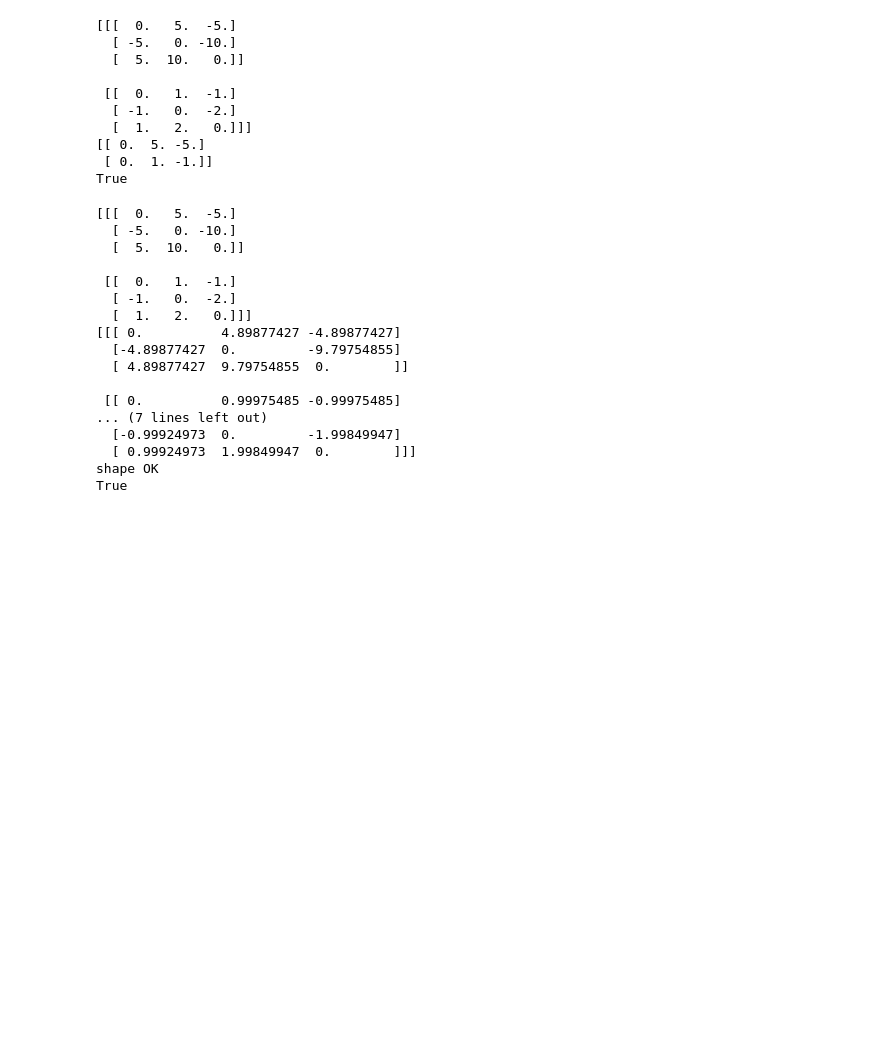
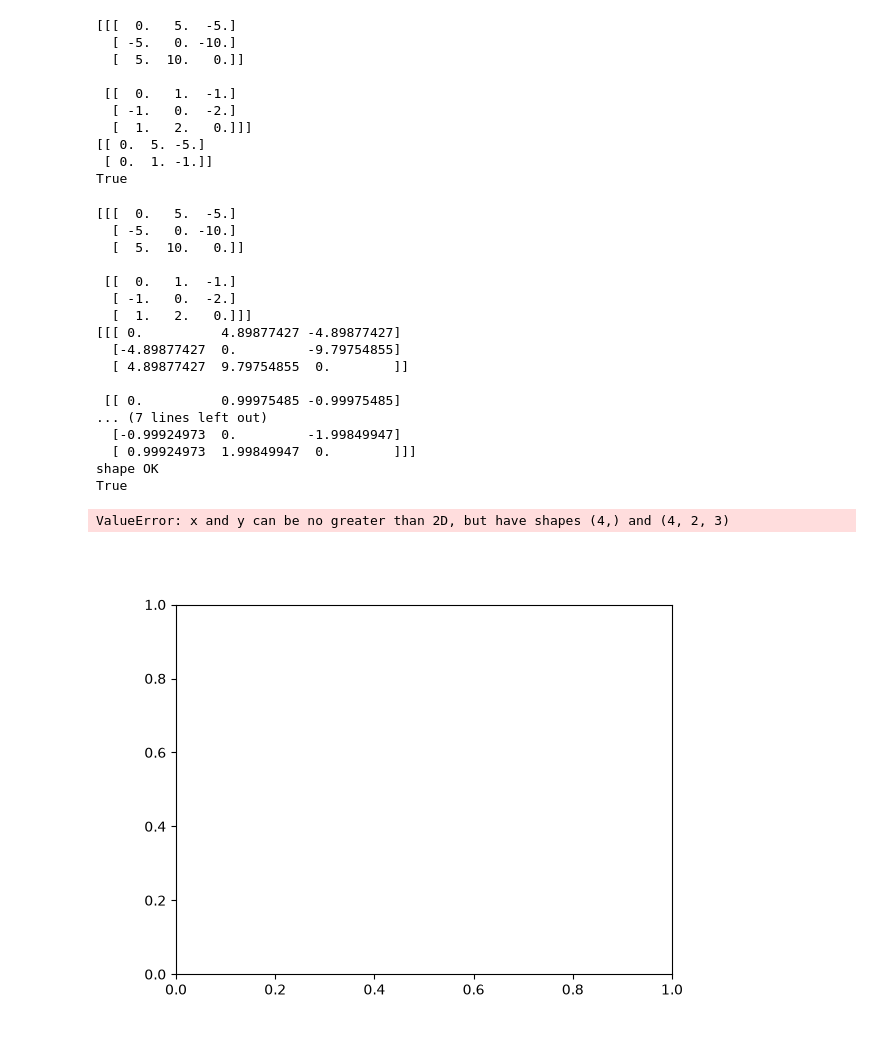
Before and after one commit to JeanneCourvoisier/TP3_broadcasting, a Jupyter notebook: TP_n_body_problem.ipynb, the cells around one changed output. Saved outputs shown, nothing was run; the diff lists cells and outputs as text; code cells hidden in the pictures; blank space fills up the shorter version.

```diff
--- a/TP_n_body_problem.ipynb
+++ b/TP_n_body_problem.ipynb
@@ -197,30 +197,34 @@ try:
     if s.shape == (SMALL_STEPS, 2, 3):
         print("shape OK")
 except Exception as exc:
     print(f"OOPS {type(exc)} {exc}")
 
 # pour tester la trajectoire (premier point seulement)
 
 positions1 = s[1]
 
 print( np.all(np.isclose(positions1, np.array([
     [ 0.        ,  4.89877427, -4.89877427],
     [ 0.        ,  0.99975485, -0.99975485]]))) )
+
+plt.plot(s)
 # %% [output]
 [[[  0.   5.  -5.]
   [ -5.   0. -10.]
   [  5.  10.   0.]]
 
  [[  0.   1.  -1.]
   [ -1.   0.  -2.]
   [  1.   2.   0.]]]
 [[[ 0.          4.89877427 -4.89877427]
   [-4.89877427  0.         -9.79754855]
   [ 4.89877427  9.79754855  0.        ]]
 
  [[ 0.          0.99975485 -0.99975485]
 ... (7 lines left out)
   [-0.99924973  0.         -1.99849947]
   [ 0.99924973  1.99849947  0.        ]]]
 shape OK
 True
+ValueError: x and y can be no greater than 2D, but have shapes (4,) and (4, 2, 3)
+[figure, added]
```
Also changed, not shown: parts of 1 cell of this notebook.
